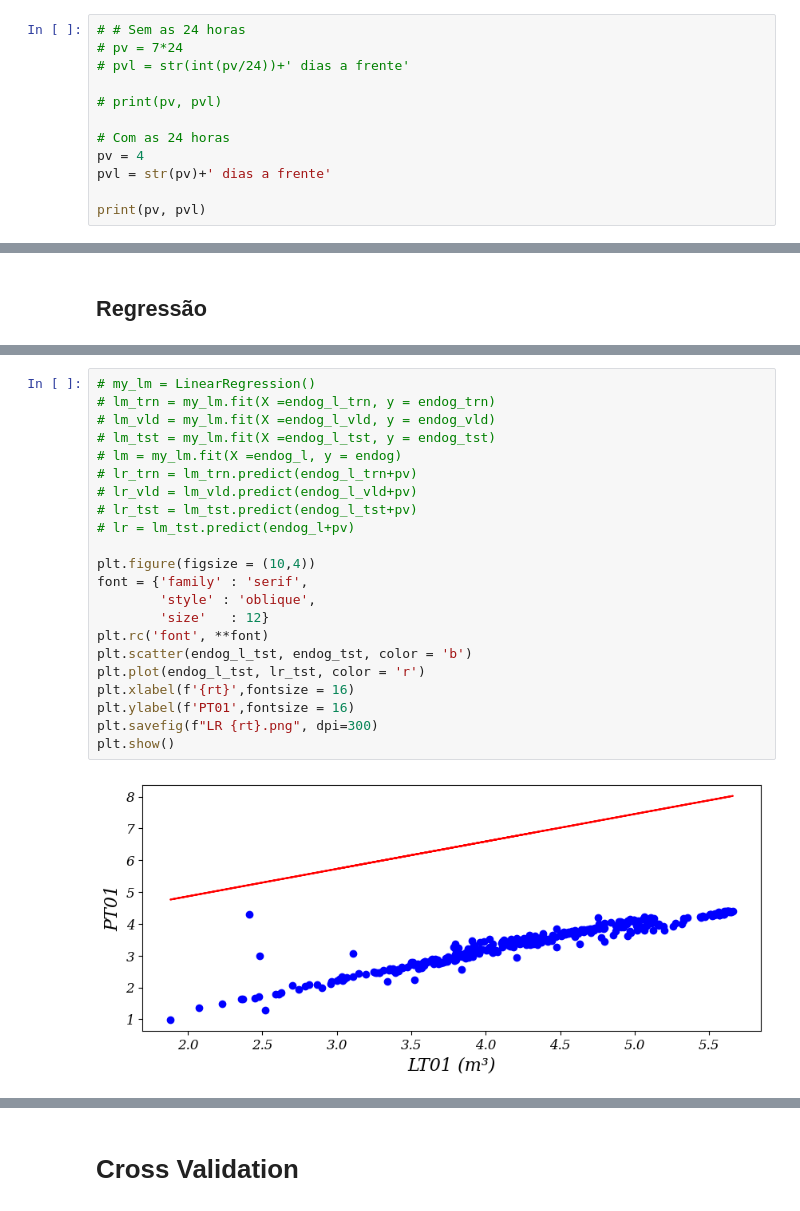
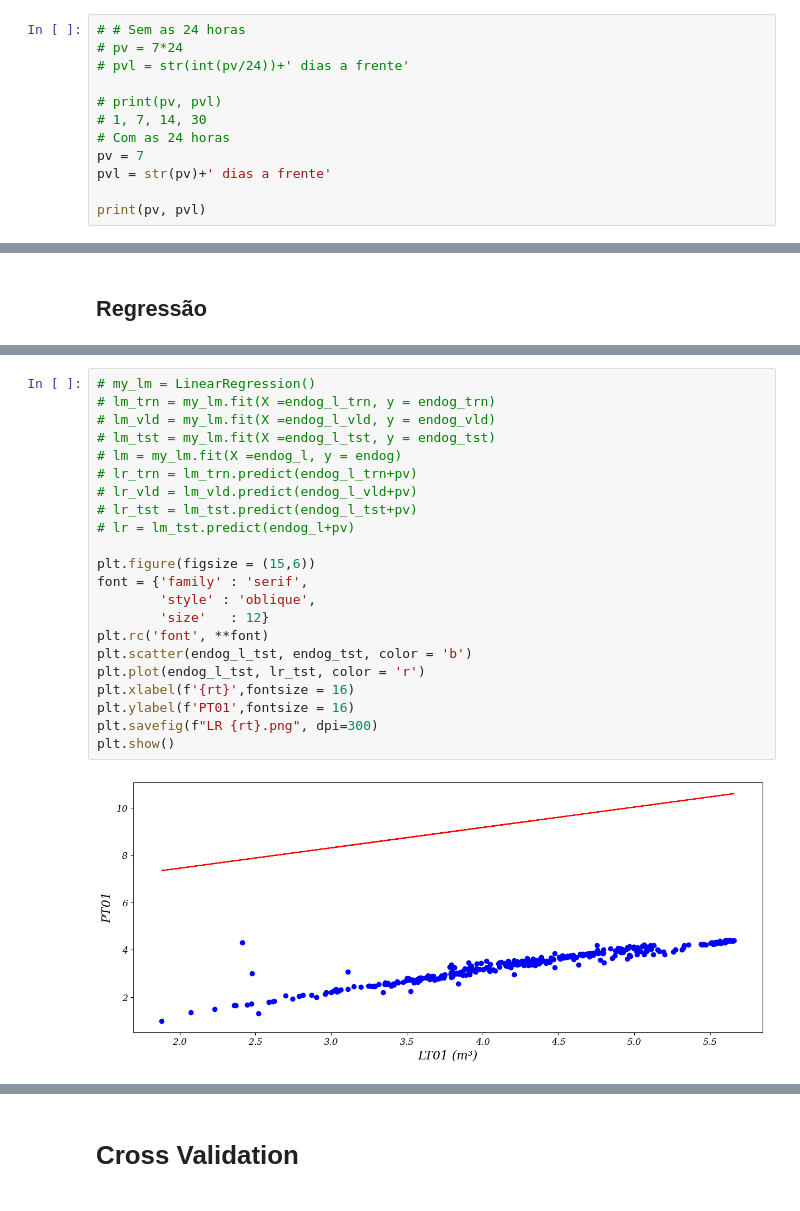
Before and after one commit to TheTchesko/Mestre-Tchesko, a Jupyter notebook: Modelos em Python/Modelos ARIMA.ipynb, the cells around one changed output, grey strips where cells are left out. Saved outputs shown, nothing was run; the diff lists cells and outputs as text.

```diff
--- a/Modelos em Python/Modelos ARIMA.ipynb
+++ b/Modelos em Python/Modelos ARIMA.ipynb
@@ -468,9 +468,9 @@ M1 = 12
 # pvl = str(int(pv/24))+' dias a frente'
 
 # print(pv, pvl)
-
+# 1, 7, 14, 30
 # Com as 24 horas
-pv = 4
+pv = 7
 pvl = str(pv)+' dias a frente'
 
 print(pv, pvl)
@@ -1654,27 +1654,27 @@ Regressão linear  MAPE Erro: 66.874 Train
 # %%
 # my_lm = LinearRegression()
 # lm_trn = my_lm.fit(X =endog_l_trn, y = endog_trn)
 # lm_vld = my_lm.fit(X =endog_l_vld, y = endog_vld)
 # lm_tst = my_lm.fit(X =endog_l_tst, y = endog_tst)
 # lm = my_lm.fit(X =endog_l, y = endog)
 # lr_trn = lm_trn.predict(endog_l_trn+pv)
 # lr_vld = lm_vld.predict(endog_l_vld+pv)
 # lr_tst = lm_tst.predict(endog_l_tst+pv)
 # lr = lm_tst.predict(endog_l+pv)
 
-plt.figure(figsize = (10,4))
+plt.figure(figsize = (15,6))
 font = {'family' : 'serif',
         'style' : 'oblique',
         'size'   : 12}
 plt.rc('font', **font)
 plt.scatter(endog_l_tst, endog_tst, color = 'b')
 plt.plot(endog_l_tst, lr_tst, color = 'r')
 plt.xlabel(f'{rt}',fontsize = 16)
 plt.ylabel(f'PT01',fontsize = 16)
 plt.savefig(f"LR {rt}.png", dpi=300)
 plt.show()
 # %% [output]
-[figure, old version]
+[figure, new version]
 # %%
 rg = pd.read_csv('regressão linear.csv', sep = ';')
 # rg.set_index('Ano', inplace = True)
```
Also changed, not shown: parts of 25 cells of this notebook, 49 other files.
